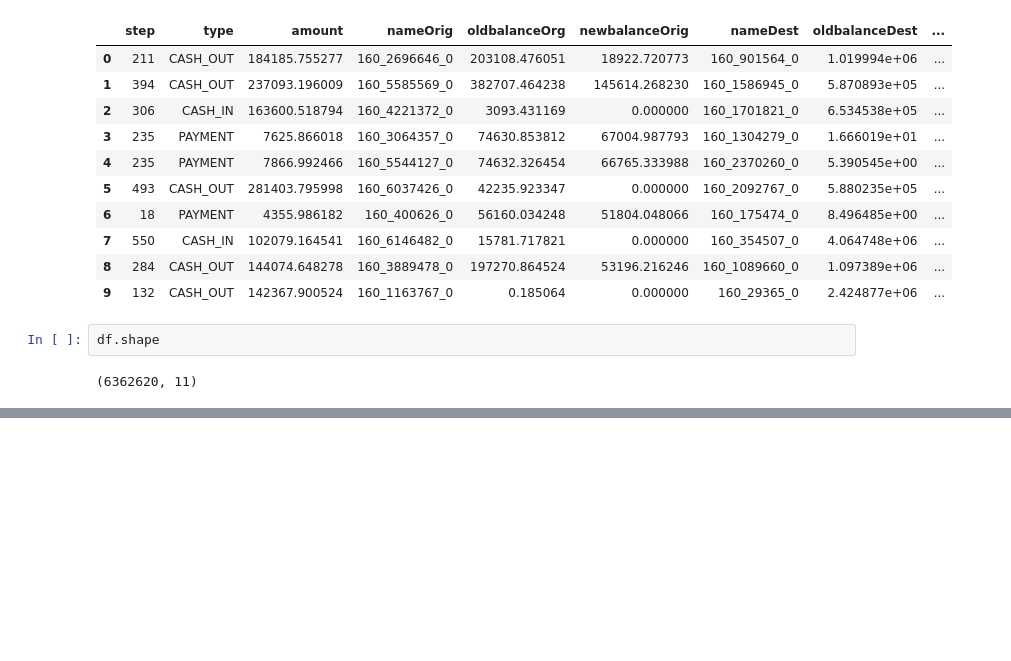
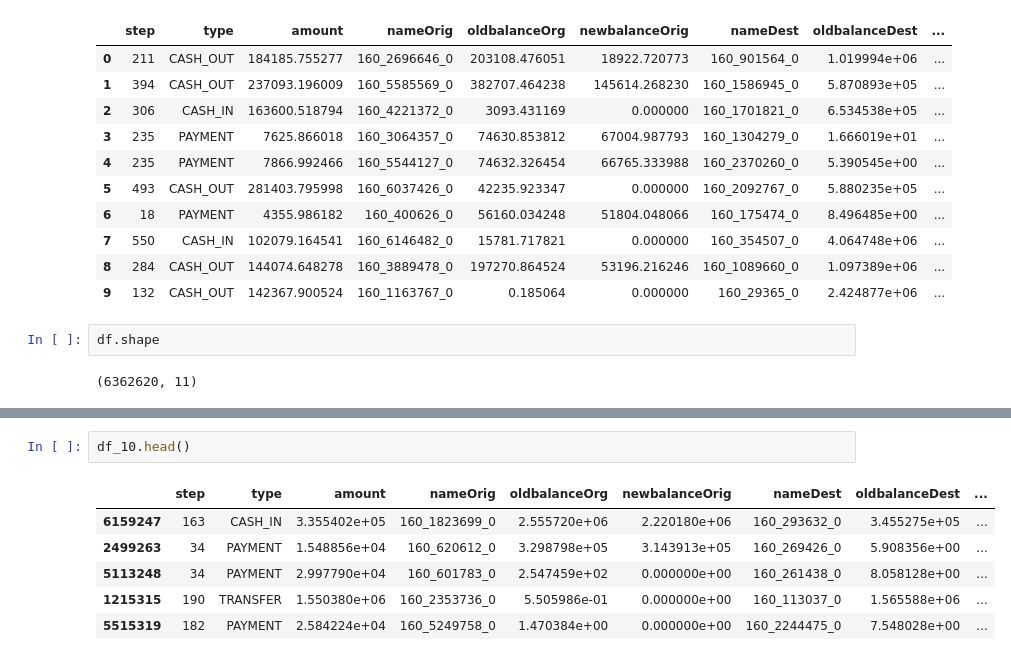
Before and after one commit to ElGarno/Stuff, a Jupyter notebook: Isolation_Forest_kaggle.ipynb, the cells around one changed output, grey strips where cells are left out. Saved outputs shown, nothing was run; the diff lists cells and outputs as text; blank space fills up the shorter version.

```diff
--- a/Isolation_Forest_kaggle.ipynb
+++ b/Isolation_Forest_kaggle.ipynb
@@ -61,0 +96,9 @@ df.shape
+# %%
+df_10.head()
+# %% [output]
+|  | step | type | amount | nameOrig | oldbalanceOrg | newbalanceOrig | nameDest | oldbalanceDest | ... |
+| 6159247 | 163 | CASH_IN | 3.355402e+05 | 160_1823699_0 | 2.555720e+06 | 2.220180e+06 | 160_293632_0 | 3.455275e+05 | ... |
+| 2499263 | 34 | PAYMENT | 1.548856e+04 | 160_620612_0 | 3.298798e+05 | 3.143913e+05 | 160_269426_0 | 5.908356e+00 | ... |
+| 5113248 | 34 | PAYMENT | 2.997790e+04 | 160_601783_0 | 2.547459e+02 | 0.000000e+00 | 160_261438_0 | 8.058128e+00 | ... |
+| 1215315 | 190 | TRANSFER | 1.550380e+06 | 160_2353736_0 | 5.505986e-01 | 0.000000e+00 | 160_113037_0 | 1.565588e+06 | ... |
+| 5515319 | 182 | PAYMENT | 2.584224e+04 | 160_5249758_0 | 1.470384e+00 | 0.000000e+00 | 160_2244475_0 | 7.548028e+00 | ... |
```
Also changed, not shown: parts of 19 cells of this notebook.
